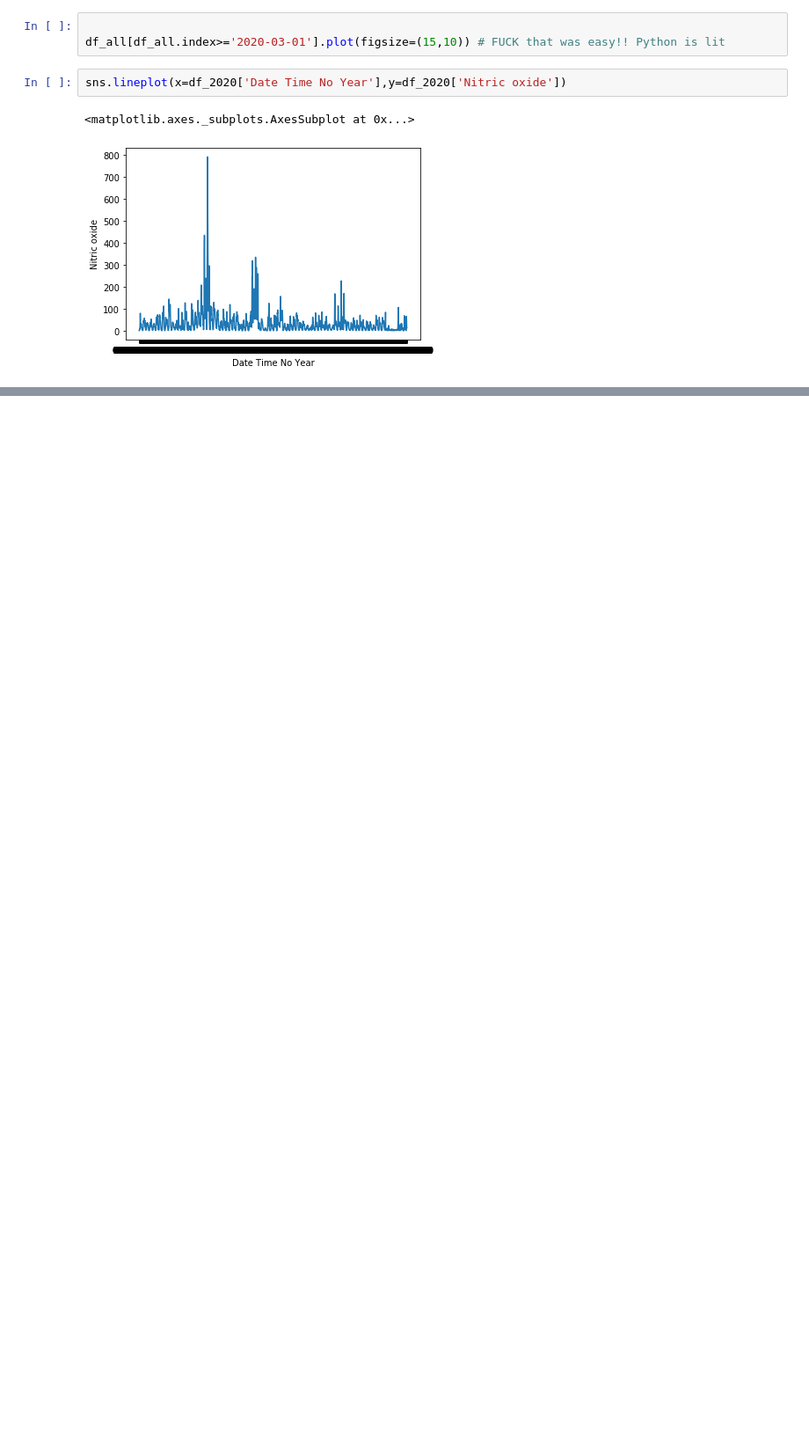
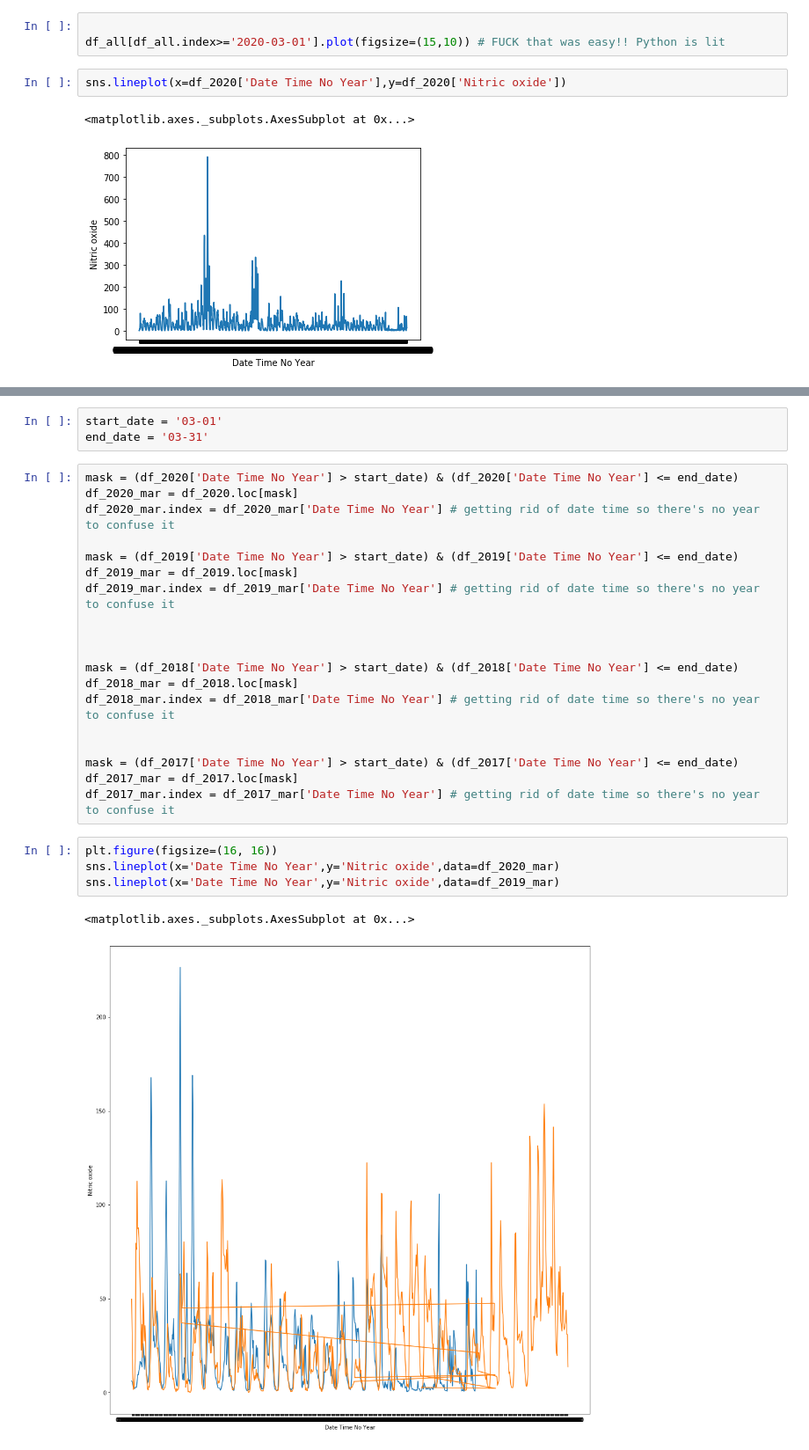
Before and after one commit to productivityboyz/Air-Pollution-Project, a Jupyter notebook: Derby Air Pollution.ipynb, the cells around one changed output, grey strips where cells are left out. Shown at 88% size. Cells and saved outputs as stored; diff of their text form; blank space fills up the shorter version.

```diff
--- a/Derby Air Pollution.ipynb
+++ b/Derby Air Pollution.ipynb
@@ -280,0 +296,29 @@ TypeError: unsupported operand type(s) for &: 'str' and 'DatetimeIndex'
+# %%
+start_date = '03-01'
+end_date = '03-31'
+# %%
+mask = (df_2020['Date Time No Year'] > start_date) & (df_2020['Date Time No Year'] <= end_date)
+df_2020_mar = df_2020.loc[mask]
+df_2020_mar.index = df_2020_mar['Date Time No Year'] # getting rid of date time so there's no year to confuse it
+
+mask = (df_2019['Date Time No Year'] > start_date) & (df_2019['Date Time No Year'] <= end_date)
+df_2019_mar = df_2019.loc[mask]
+df_2019_mar.index = df_2019_mar['Date Time No Year'] # getting rid of date time so there's no year to confuse it
+
+
+
+mask = (df_2018['Date Time No Year'] > start_date) & (df_2018['Date Time No Year'] <= end_date)
+df_2018_mar = df_2018.loc[mask]
+df_2018_mar.index = df_2018_mar['Date Time No Year'] # getting rid of date time so there's no year to confuse it
+
+
+mask = (df_2017['Date Time No Year'] > start_date) & (df_2017['Date Time No Year'] <= end_date)
+df_2017_mar = df_2017.loc[mask]
+df_2017_mar.index = df_2017_mar['Date Time No Year'] # getting rid of date time so there's no year to confuse it
+# %%
+plt.figure(figsize=(16, 16))
+sns.lineplot(x='Date Time No Year',y='Nitric oxide',data=df_2020_mar)
+sns.lineplot(x='Date Time No Year',y='Nitric oxide',data=df_2019_mar)
+# %% [output]
+<matplotlib.axes._subplots.AxesSubplot at 0x...>
+[figure, added]
```
Also changed, not shown: parts of 9 cells of this notebook, 4 other files.
